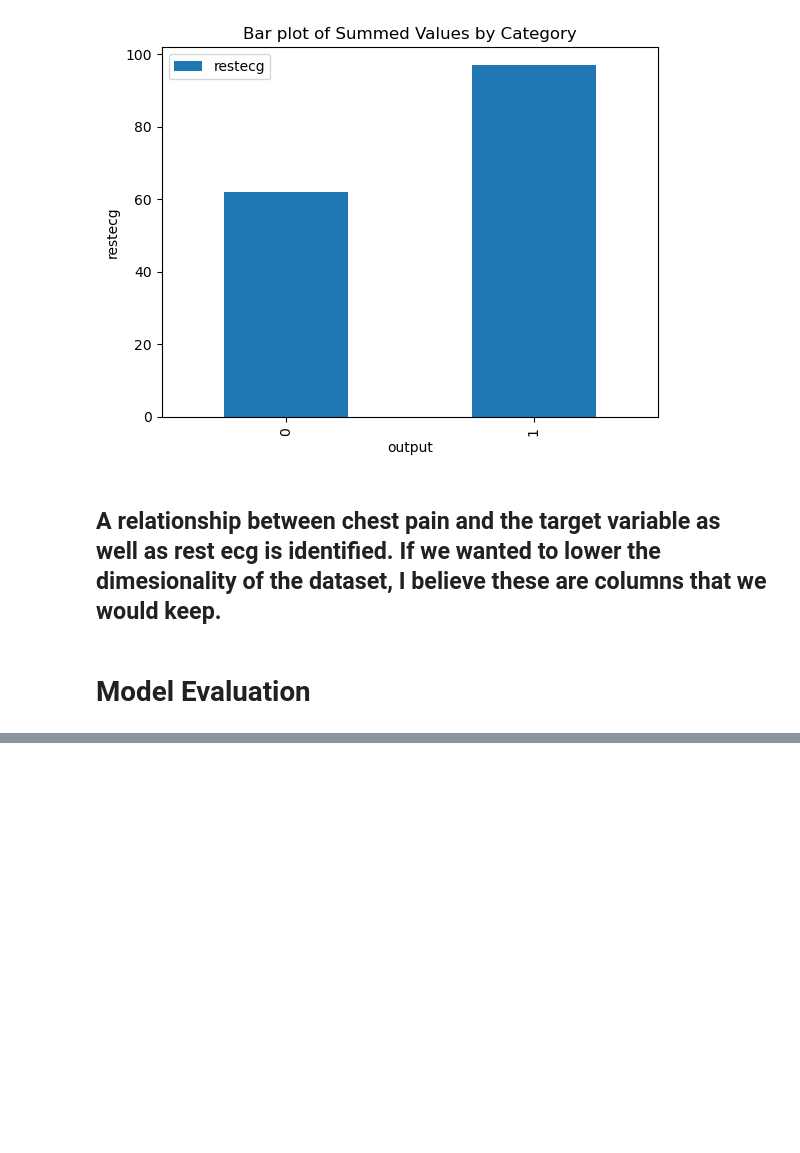
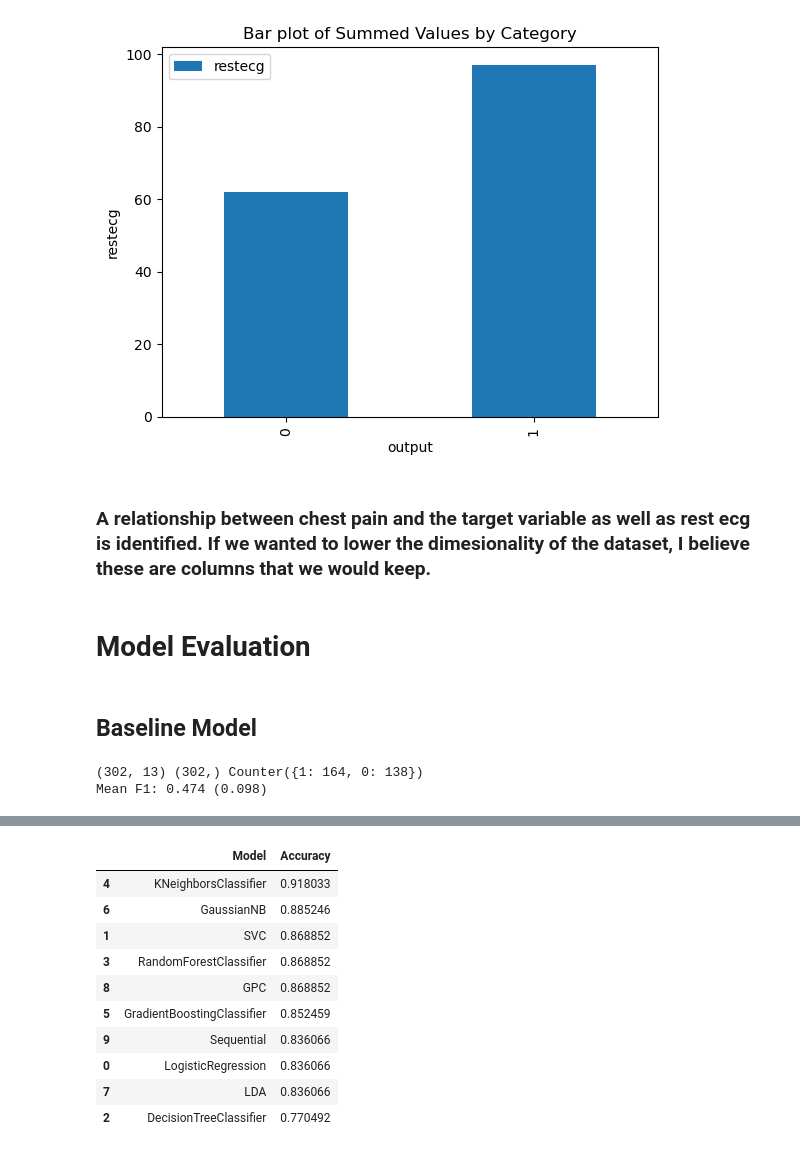
Before and after one commit to MaukanMir/Heart-Attack-Classification-Part-Two-, a Jupyter notebook: training.ipynb, the cells around one changed output, grey strips where cells are left out. Cells and saved outputs as stored; diff of their text form; code cells hidden in the pictures; blank space fills up the shorter version.

Commit message:
opening models generalize fairly well

```diff
--- a/training.ipynb
+++ b/training.ipynb
@@ -275,6 +275,42 @@ plt.show()
 # %% [output]
 [figure]
 # %% [markdown]
-## A relationship between chest pain and the target variable as well as rest ecg is identified. If we wanted to lower the dimesionality of the dataset, I believe these are columns that we would keep.
+### A relationship between chest pain and the target variable as well as rest ecg is identified. If we wanted to lower the dimesionality of the dataset, I believe these are columns that we would keep.
 # %% [markdown]
 # Model Evaluation
+# %% [markdown]
+## Baseline Model
+# %%
+def f1_multiclass(y_true, y_pred):
+  return f1_score(y_true, y_pred, average='macro')
+
+# evaluate a model
+def evaluate_model(X, y, model):
+  # define evaluation procedure
+  cv = RepeatedStratifiedKFold(n_splits=10, n_repeats=3, random_state=1)
+  # define the model evaluation metric
+  metric = make_scorer(f1_multiclass)
+  # evaluate model
+  scores = cross_val_score(model, X, y, scoring=metric, cv=cv, n_jobs=-1)
+  return scores
+
+last_ix = len(df.columns)-1
+X, y = df.drop(df.columns[last_ix], axis=1), df[df.columns[last_ix]]
+# summarize the loaded dataset
+print(X.shape, y.shape, Counter(y))
+# define the reference model
+model = DummyClassifier(strategy='uniform')
+# evaluate the model
+scores = evaluate_model(X, y, model)
+# summarize performance
+print('Mean F1: %.3f (%.3f)' % (np.mean(scores), np.std(scores)))
+# %% [output]
+(302, 13) (302,) Counter({1: 164, 0: 138})
+Mean F1: 0.474 (0.098)
+# %%
+X_train, X_test, y_train, y_test = train_test_split(X,y, test_size=0.2, random_state=42)
+scaler = StandardScaler()
+X_train_scaled, X_test_scaled = scaler.fit_transform(X_train), scaler.transform(X_test)
+models = run_all_models(X_train_scaled, X_test_scaled, y_train, y_test)
+models.sort_values(by="Accuracy", ascending=False)
+# %% [output]
@@ -280,0 +319,11 @@ plt.show()
+|  | Model | Accuracy |
+| 4 | KNeighborsClassifier | 0.918033 |
+| 6 | GaussianNB | 0.885246 |
+| 1 | SVC | 0.868852 |
+| 3 | RandomForestClassifier | 0.868852 |
+| 8 | GPC | 0.868852 |
+| 5 | GradientBoostingClassifier | 0.852459 |
+| 9 | Sequential | 0.836066 |
+| 0 | LogisticRegression | 0.836066 |
+| 7 | LDA | 0.836066 |
+| 2 | DecisionTreeClassifier | 0.770492 |
```
Also changed, not shown: parts of 1 cell of this notebook.
